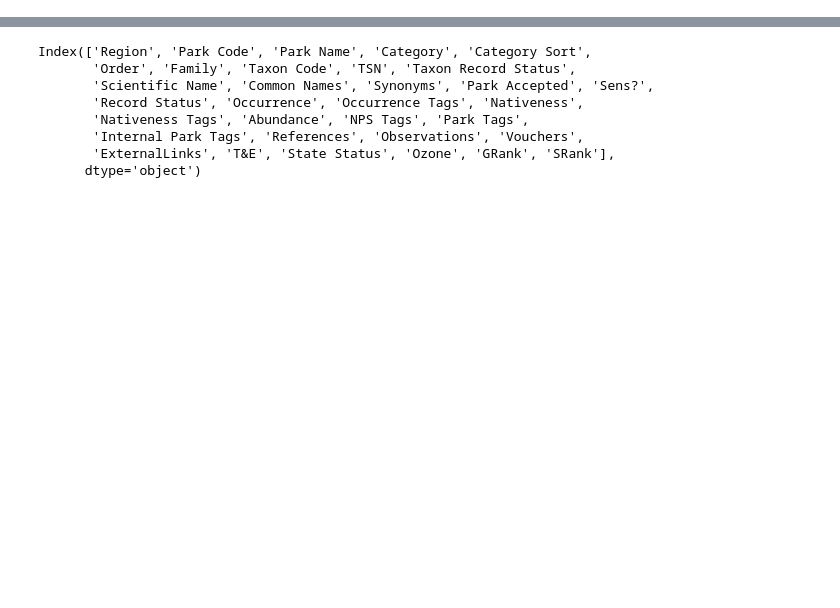
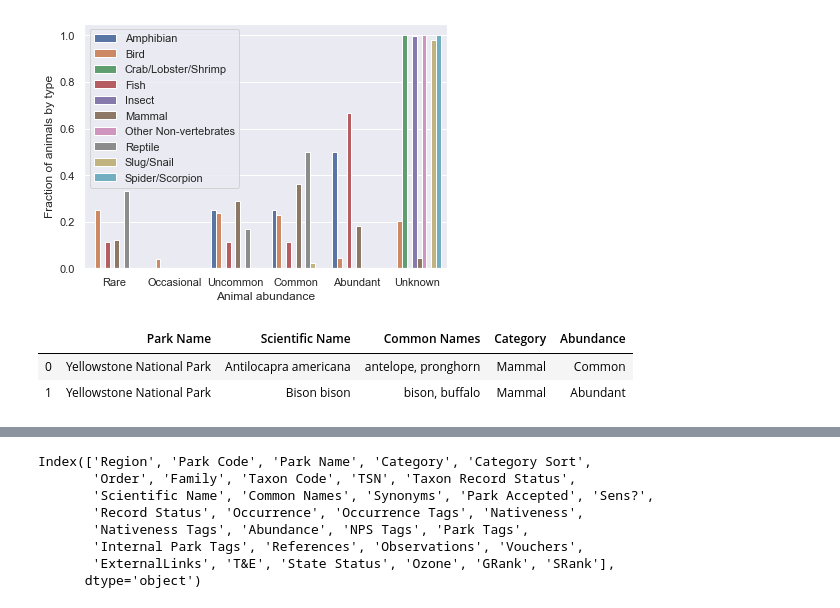
Before and after one commit to sdutta3/wildlifewatch, a Jupyter notebook: models/NPSpecies_EDA.ipynb, the cells around one changed output, grey strips where cells are left out. Saved outputs shown, nothing was run; the diff lists cells and outputs as text; code cells hidden in the pictures; blank space fills up the shorter version.

```diff
--- a/models/NPSpecies_EDA.ipynb
+++ b/models/NPSpecies_EDA.ipynb
@@ -31,3 +31,28 @@ np_species['Occurrence'].value_counts().plot(kind='bar')
+# %%
+df_np = np_species.copy()
+df_np_fauna = df_np[~df_np['Category'].str.contains('plant|bacteria|chromista|protozoa|fungi', case=False)]
+df_np_fauna_ct = df_np_fauna.groupby(['Category','Abundance']).size().reset_index()
+df_np_fauna_cattotal = df_np_fauna.dropna(axis=0, subset=['Abundance']).groupby(['Category']).size().reset_index().rename(columns={0: 'Abundance_CatTotal'}, inplace=False)
+df_np_fauna_ct2 = df_np_fauna_ct.merge(df_np_fauna_cattotal, on='Category', how='left')
+df_np_fauna_ct2.rename(columns={0: 'Abundance_Num'}, inplace=True)
+df_np_fauna_ct2['Abundance_Frac'] = df_np_fauna_ct2['Abundance_Num']/df_np_fauna_ct2['Abundance_CatTotal']
+# df_np_fauna_ct2 = df_np_fauna_ct[df_np_fauna_ct['Abundance_Num'] < 100] # drop outlier
+df_np_fauna_ct2['Abundance'] = pd.Categorical(df_np_fauna_ct2['Abundance'], ['Rare','Occasional','Uncommon','Common','Abundant','Unknown'])
+df_np_fauna_ct2.sort_values(by=['Abundance'])
+df_np_fauna_ct2.rename(columns={'Category': 'Animal type'}, inplace=True)
+plt.figure(figsize=(6.5,4.5))
+ax = sns.barplot(x="Abundance", y="Abundance_Frac", hue="Animal type", data=df_np_fauna_ct2)
+ax.set(xlabel='Animal abundance', ylabel='Fraction of animals by type')
+plt.legend(loc='upper left')
+plt.savefig('npspecies_yellowstone_animals_dist.svg')
+# %% [output]
+[figure, added]
+# %%
+np_species[['Park Name','Scientific Name','Common Names','Category','Abundance']].iloc[0:2]
+# %% [output]
+|  | Park Name | Scientific Name | Common Names | Category | Abundance |
+| 0 | Yellowstone National Park | Antilocapra americana | antelope, pronghorn | Mammal | Common |
+| 1 | Yellowstone National Park | Bison bison | bison, buffalo | Mammal | Abundant |
 # %%
 np_species
 # %% [output]
```
Also changed, not shown: parts of 4 cells of this notebook, 2 other files.
